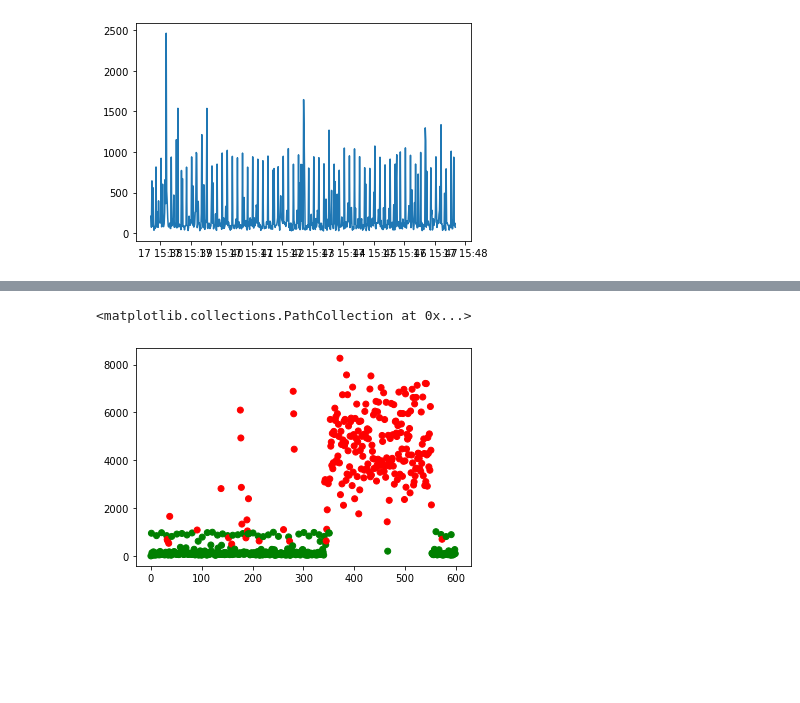
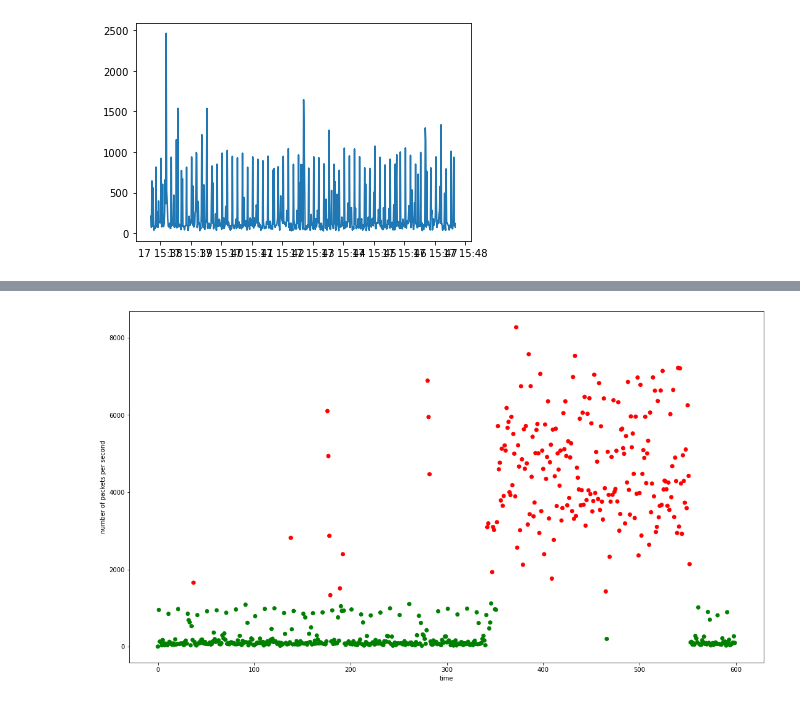
Before and after one commit to hotshot07/thesis, a Jupyter notebook: final_notebooks/time_series_analysis/Time series analysis.ipynb, the cells around one changed output, grey strips where cells are left out. Drawn from its saved outputs; the diff is of its cells as text; code cells hidden in the pictures; blank space fills up the shorter version.

```diff
--- a/final_notebooks/time_series_analysis/Time series analysis.ipynb
+++ b/final_notebooks/time_series_analysis/Time series analysis.ipynb
@@ -11,8 +11,8 @@ from sklearn.model_selection import train_test_split
 
 
 #normal_data
-normal_df = pd.read_csv('data/normal1.csv')
-attack_df = pd.read_csv('data/attack1.csv')
+normal_df = pd.read_csv('../data/normal1.csv')
+attack_df = pd.read_csv('../data/attack1.csv')
 # %%
 normal_time = normal_df.copy()
 attack_time = attack_df.copy()
@@ -34,7 +34,7 @@ plt.plot(df['packet'])
 [figure]
 # %%
 from sklearn.ensemble import IsolationForest
-model=IsolationForest(n_estimators=100,max_samples='auto',contamination=float(0.05), verbose = 2)
+model=IsolationForest(n_estimators=100, max_samples='auto',contamination=float(0.01), verbose = 2)
 # %%
 model.fit(df.values)
 # %% [output]
@@ -66,5 +66,5 @@ resampled_time_series = pd.to_datetime(resampled_time, format='%Y-%m-%d %H:%M:%S
 df_attack = pd.DataFrame(resampled_time_series)
 df_attack['packet'] = 1
 # %%
-# df_attack = df_attack.set_index('timestamp')
-# df_attack = df_attack.resample('1S').sum()
+df_attack = df_attack.set_index('timestamp')
+df_attack = df_attack.resample('1S').sum()
@@ -79,7 +99,11 @@ for x in list(pred):
     else:
         color_array.append('g')
 # %%
+fig = plt.figure()
+fig.set_size_inches(18.5, 10.5)
+plt.xlabel("time")
+plt.ylabel("number of packets per second")
 plt.scatter([x for x in range(len(pred))], [x for x in list(df_attack['packet'])],color = color_array)
+plt.savefig("isolation_forest.jpg", dpi = 220, bbox_inches='tight')
 # %% [output]
-<matplotlib.collections.PathCollection at 0x...>
-[figure, old version]
+[figure, new version]
```
Also changed, not shown: parts of 4 cells of this notebook, 17 other files.
